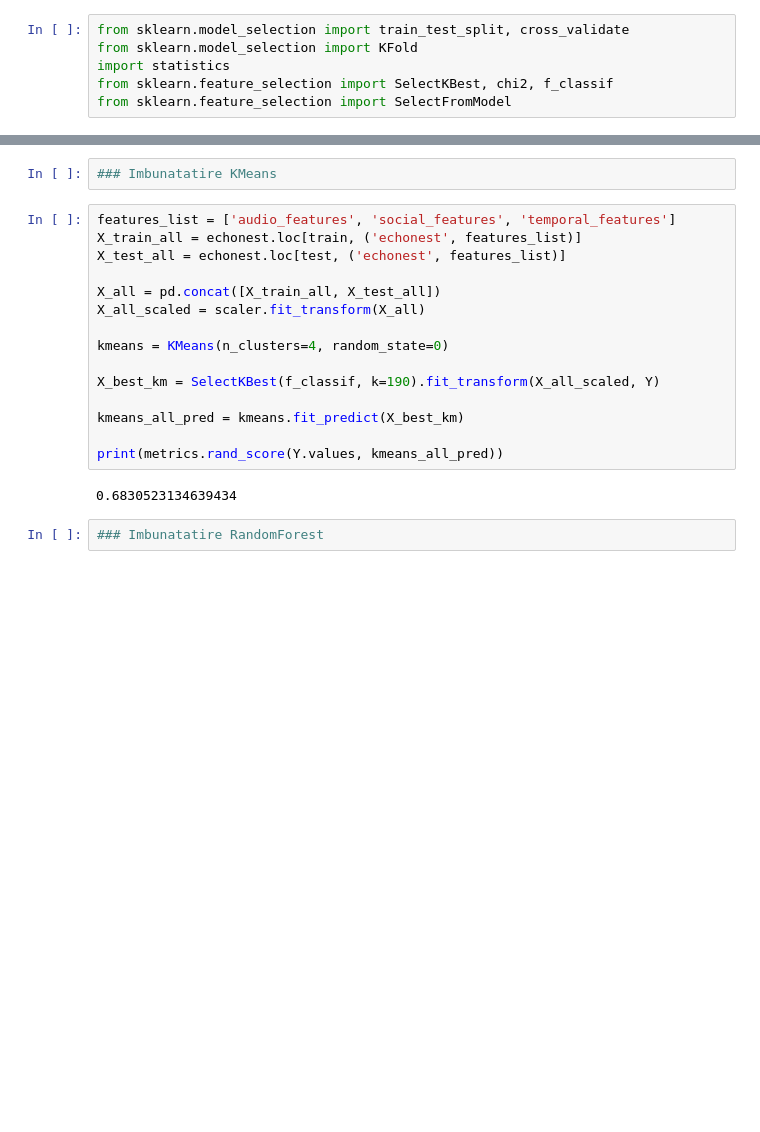
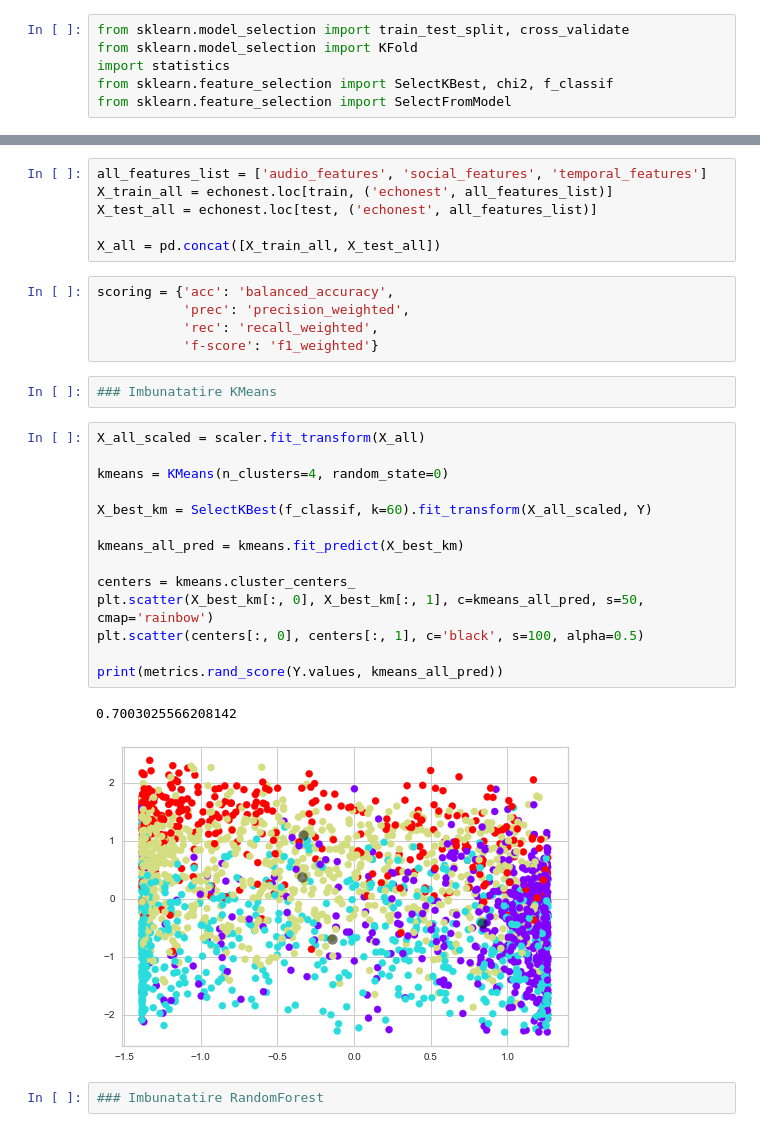
Before and after one commit to alexdinisor98/MultiClass-Classiffiers-for-Music-Dataset, a Jupyter notebook: Tema_1_Skel.ipynb, the cells around one changed output, grey strips where cells are left out. Drawn from its saved outputs; the diff is of its cells as text; blank space fills up the shorter version.

```diff
--- a/Tema_1_Skel.ipynb
+++ b/Tema_1_Skel.ipynb
@@ -528,21 +535,32 @@ from sklearn.feature_selection import SelectFromModel
+# %%
+all_features_list = ['audio_features', 'social_features', 'temporal_features']
+X_train_all = echonest.loc[train, ('echonest', all_features_list)]
+X_test_all = echonest.loc[test, ('echonest', all_features_list)]
+
+X_all = pd.concat([X_train_all, X_test_all])
+# %%
+scoring = {'acc': 'balanced_accuracy',
+           'prec': 'precision_weighted',
+           'rec': 'recall_weighted',
+           'f-score': 'f1_weighted'}
 # %%
 ### Imbunatatire KMeans
 # %%
-features_list = ['audio_features', 'social_features', 'temporal_features']
-X_train_all = echonest.loc[train, ('echonest', features_list)]
-X_test_all = echonest.loc[test, ('echonest', features_list)]
-
-X_all = pd.concat([X_train_all, X_test_all])
 X_all_scaled = scaler.fit_transform(X_all)
 
 kmeans = KMeans(n_clusters=4, random_state=0)
 
-X_best_km = SelectKBest(f_classif, k=190).fit_transform(X_all_scaled, Y)
+X_best_km = SelectKBest(f_classif, k=60).fit_transform(X_all_scaled, Y)
 
 kmeans_all_pred = kmeans.fit_predict(X_best_km)
 
+centers = kmeans.cluster_centers_
+plt.scatter(X_best_km[:, 0], X_best_km[:, 1], c=kmeans_all_pred, s=50, cmap='rainbow')
+plt.scatter(centers[:, 0], centers[:, 1], c='black', s=100, alpha=0.5)
+
 print(metrics.rand_score(Y.values, kmeans_all_pred))
 # %% [output]
-0.6830523134639434
+0.7003025566208142
+[figure, added]
 # %%
 ### Imbunatatire RandomForest
```
Also changed, not shown: parts of 19 cells of this notebook.
